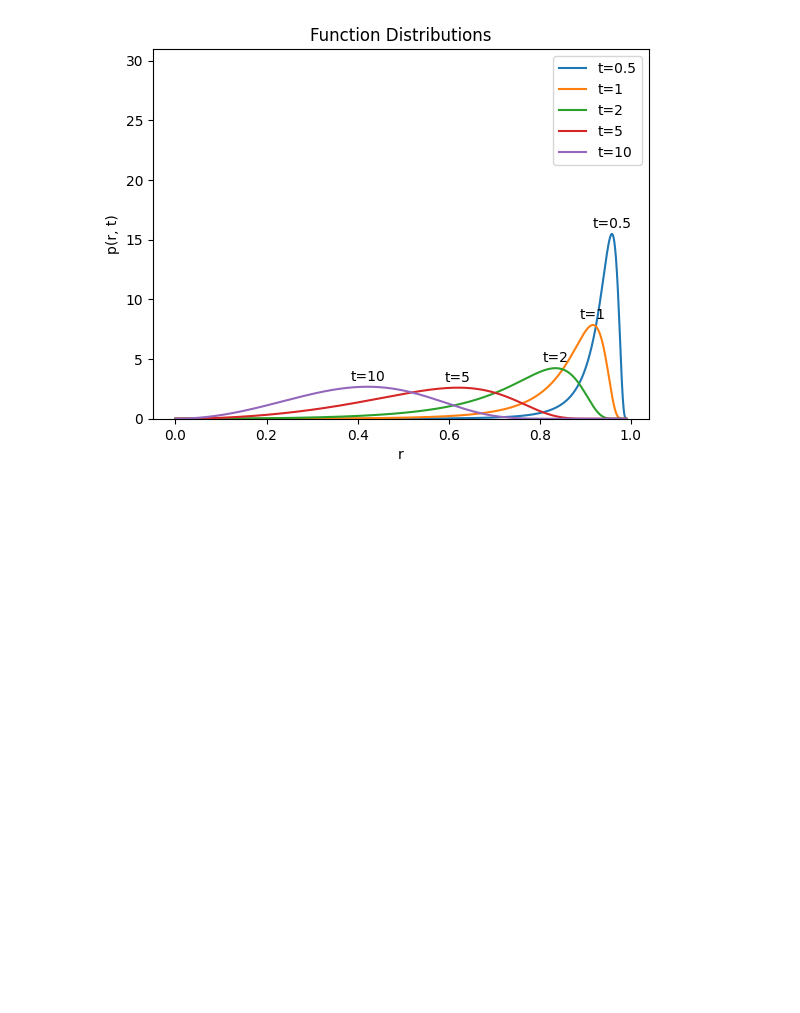
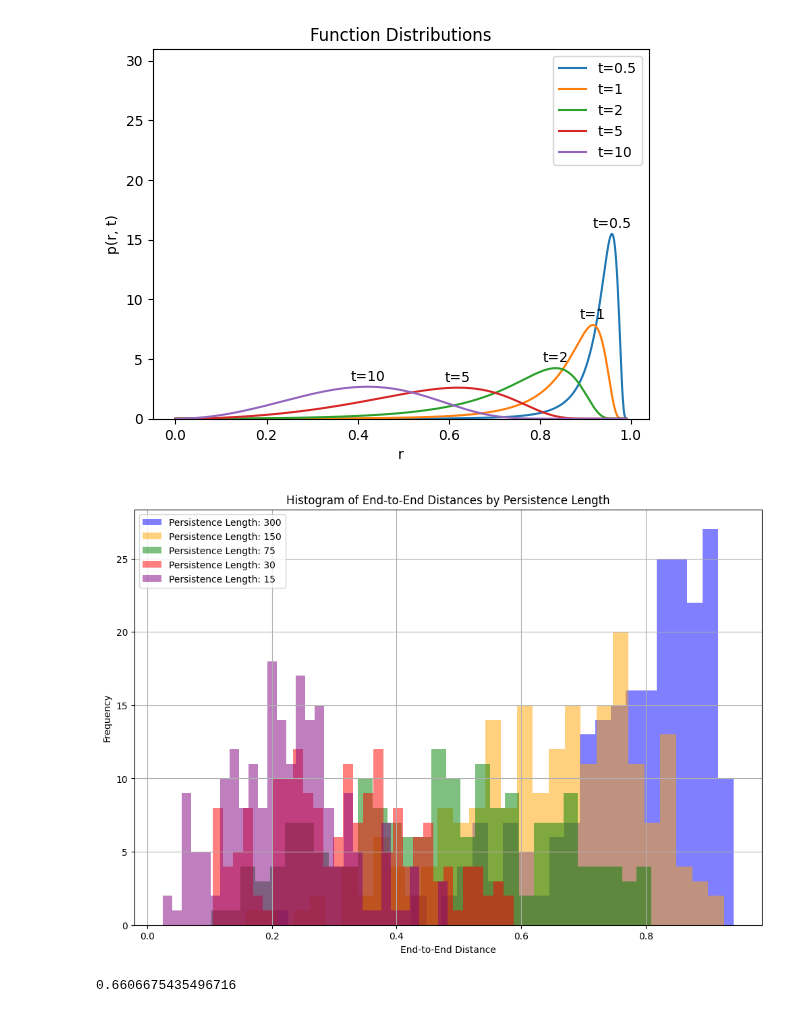
Before and after one commit to B-hub-hue/Python.exam_polymer, a Jupyter notebook: Python_exam_py.ipynb, the cells around one changed output. Drawn from its saved outputs; the diff is of its cells as text; code cells hidden in the pictures; blank space fills up the shorter version.

```diff
--- a/Python_exam_py.ipynb
+++ b/Python_exam_py.ipynb
@@ -48,7 +48,7 @@ delta_theta = 0.102
 
 def custom_gaussian_theta(delta_theta):
     #"""Sample from the custom Gaussian distribution for theta."""
-    return np.random.normal(0.0101, delta_theta)
+    return np.random.normal(0, delta_theta)
 #def p(theta, delta_theta):
 
       #return theta*np.exp(-theta**2/(2*delta_theta**2))
@@ -71,7 +71,7 @@ def end_to_end_distance(positions):
 
 # Parameters
 num_segments = 1000
-num_trials = 10000  # Number of trials to gather distances
+num_trials = 1000  # Number of trials to gather distances
 
 persistence_lengths = np.array([300, 150, 75, 30, 15])  # Array of persistence lengths
 axis_of_rotation = np.array([1, 1, 1])  # Rotate around z-axis
@@ -88,30 +88,33 @@ for _ in range(num_trials):
         axis_of_rotation = np.cross(np.random.random(size=3), vectors[-1])
         phi = np.random.uniform(0, 2 * np.pi)  # Uniformly distributed phi
         new_vector = rodrigues_rotation(vectors[-1], axis_of_rotation, theta, phi)
         vectors.append(new_vector)
 
     # Convert list of vectors to numpy array
     vectors = np.array(vectors)
 
     # Calculate end-to-end distance and store it
     distance = end_to_end_distance(vectors.cumsum(axis=0))/1000  # cumulative sum = cumsum
     distances_dict[persistence_length].append(distance)
 
 # Plotting the histogram of end-to-end distances for each persistence length
 plt.figure(figsize=(12, 8))
 
 #colors = plt.cm.viridis(np.linspace(0, 1, len(persistence_lengths)))  # Color map
 colors = ['blue', 'orange','green', 'red', 'purple']
 for i, persistence_length in enumerate(persistence_lengths):
     plt.hist(distances_dict[persistence_length], bins=30,
              alpha=0.5, color=colors[i], #edgecolor='black',
              label=f'Persistence Length: {persistence_length}')
 
 
 plt.title('Histogram of End-to-End Distances by Persistence Length')
 plt.xlabel('End-to-End Distance')
 plt.ylabel('Frequency')
 plt.legend()
 plt.grid(True)
 plt.show()
 print(distance)
+# %% [output]
+[figure, added]
+0.6606675435496716
```
Also changed, not shown: parts of 1 cell of this notebook.
